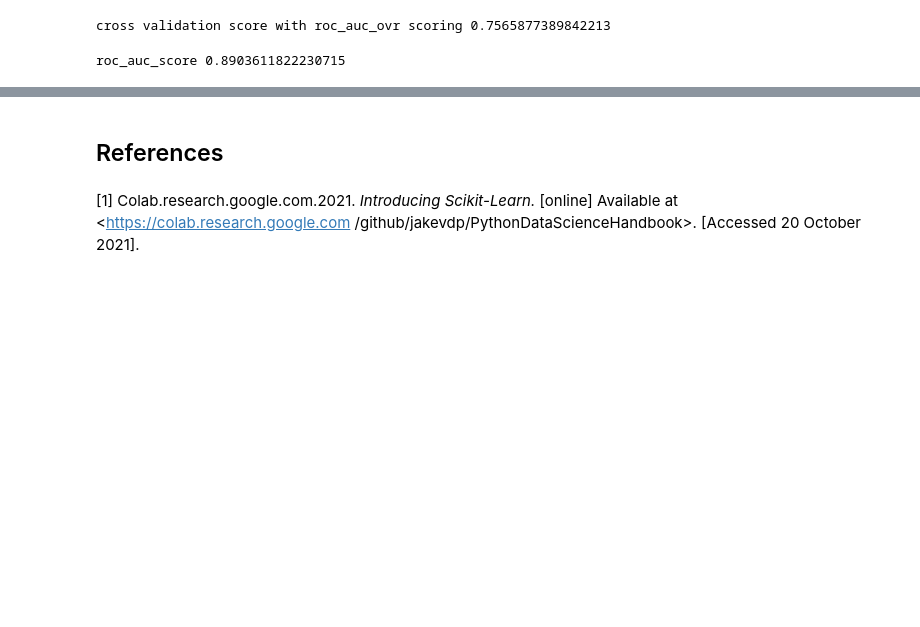
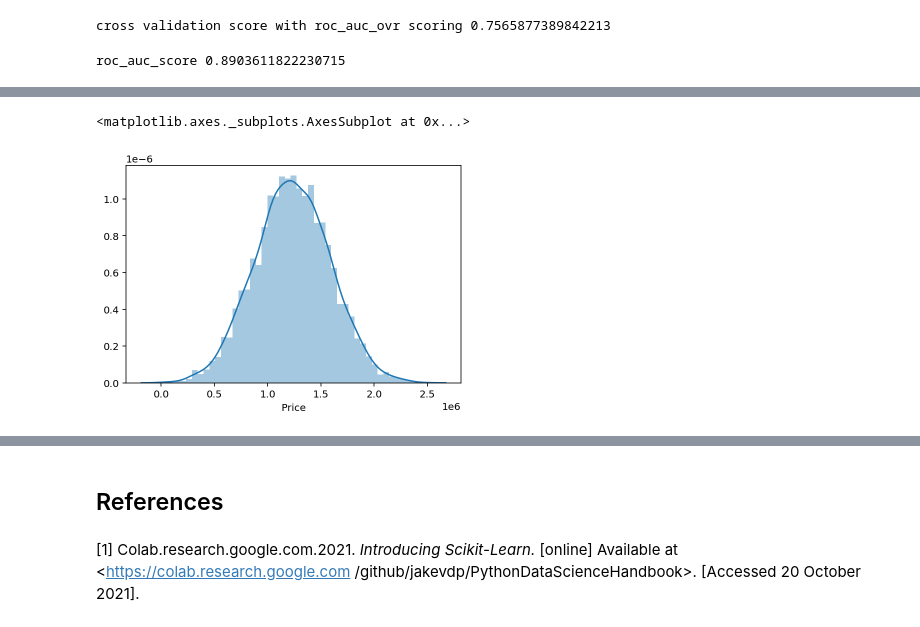
Before and after one commit to Munster2020/HDIP_CSDA_COMP08055, a Jupyter notebook: scikit-learn.ipynb, the cells around one changed output, grey strips where cells are left out. Drawn from its saved outputs; the diff is of its cells as text; code cells hidden in the pictures; blank space fills up the shorter version.

Commit message:
First section of code added forHouse Price project for regression using scikit-learn

```diff
--- a/scikit-learn.ipynb
+++ b/scikit-learn.ipynb
@@ -261,0 +326,5 @@ roc_auc_score 0.8903611822230715
+# %%
+sns.distplot(df['Price'])
+# %% [output]
+<matplotlib.axes._subplots.AxesSubplot at 0x...>
+[figure, added]
```
Also changed, not shown: parts of 14 cells of this notebook.
